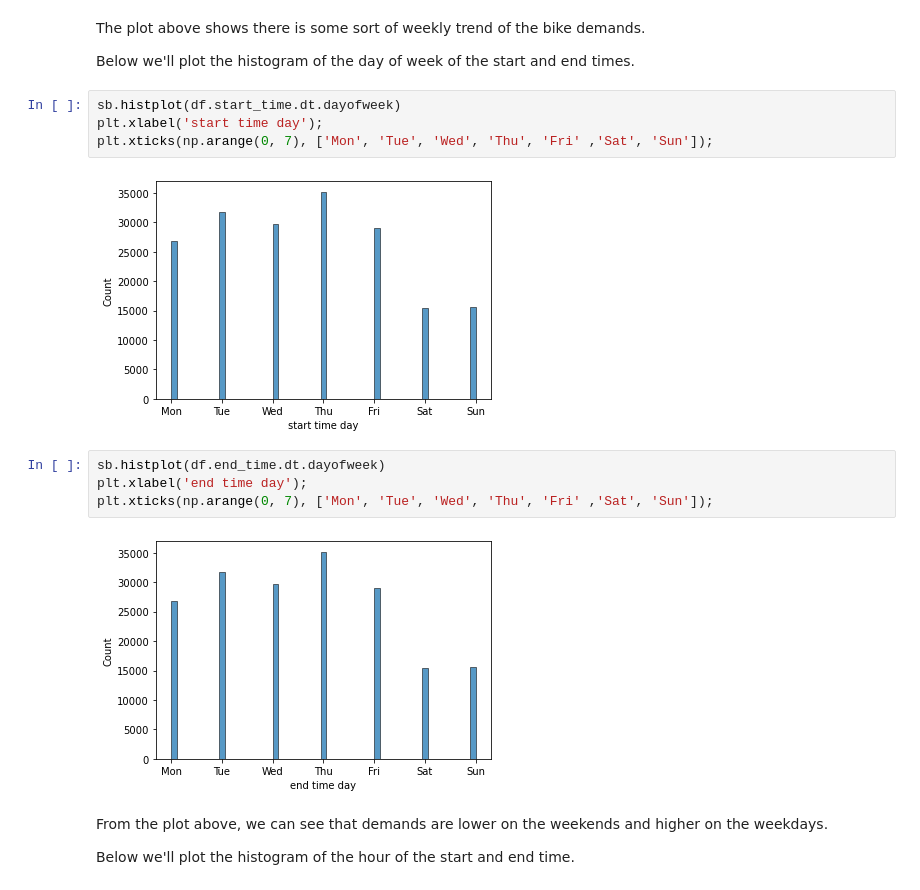
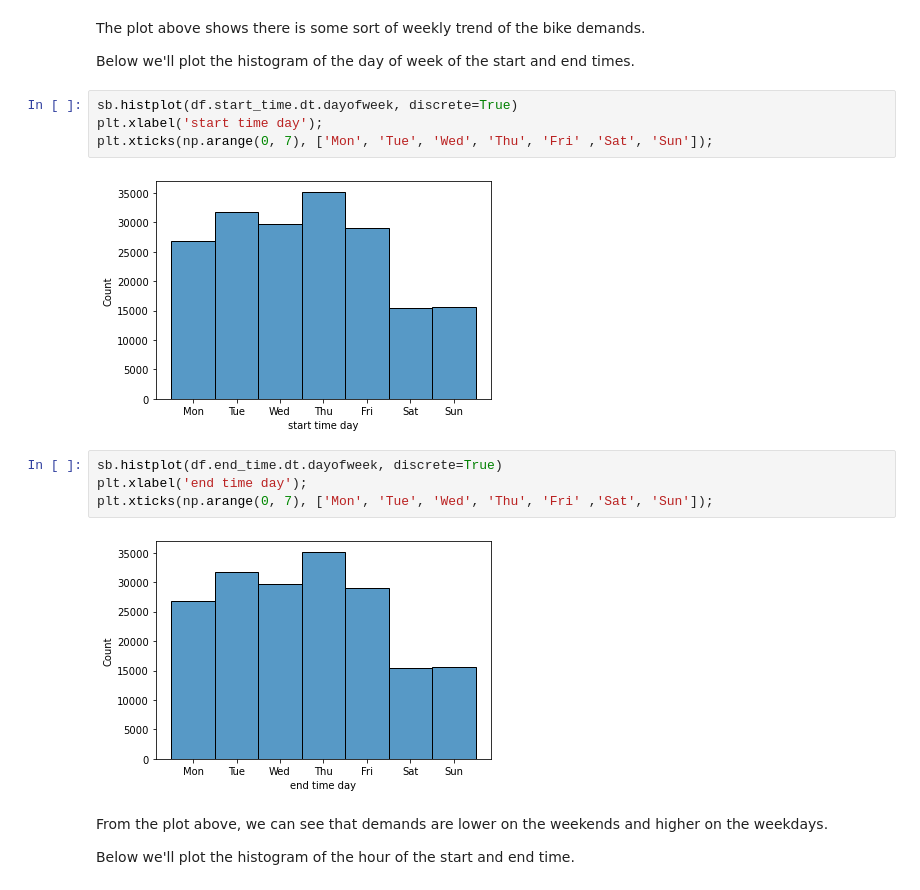
Before and after one commit to fletchersarip93/ford-gobike-data-analysis, a Jupyter notebook: exploration_ford_gobike.ipynb, the cells around one changed output. Cells and saved outputs as stored; diff of their text form.

```diff
--- a/exploration_ford_gobike.ipynb
+++ b/exploration_ford_gobike.ipynb
@@ -517,17 +517,17 @@ The plot above shows there is some sort of weekly trend of the bike demands.
 
 Below we'll plot the histogram of the day of week of the start and end times.
 # %%
-sb.histplot(df.start_time.dt.dayofweek)
+sb.histplot(df.start_time.dt.dayofweek, discrete=True)
 plt.xlabel('start time day');
 plt.xticks(np.arange(0, 7), ['Mon', 'Tue', 'Wed', 'Thu', 'Fri' ,'Sat', 'Sun']);
 # %% [output]
-[figure, old version]
+[figure, new version]
 # %%
-sb.histplot(df.end_time.dt.dayofweek)
+sb.histplot(df.end_time.dt.dayofweek, discrete=True)
 plt.xlabel('end time day');
 plt.xticks(np.arange(0, 7), ['Mon', 'Tue', 'Wed', 'Thu', 'Fri' ,'Sat', 'Sun']);
 # %% [output]
-[figure, old version]
+[figure, new version]
 # %% [markdown]
 From the plot above, we can see that demands are lower on the weekends and higher on the weekdays.
 
```
Also changed, not shown: parts of 49 cells of this notebook.
